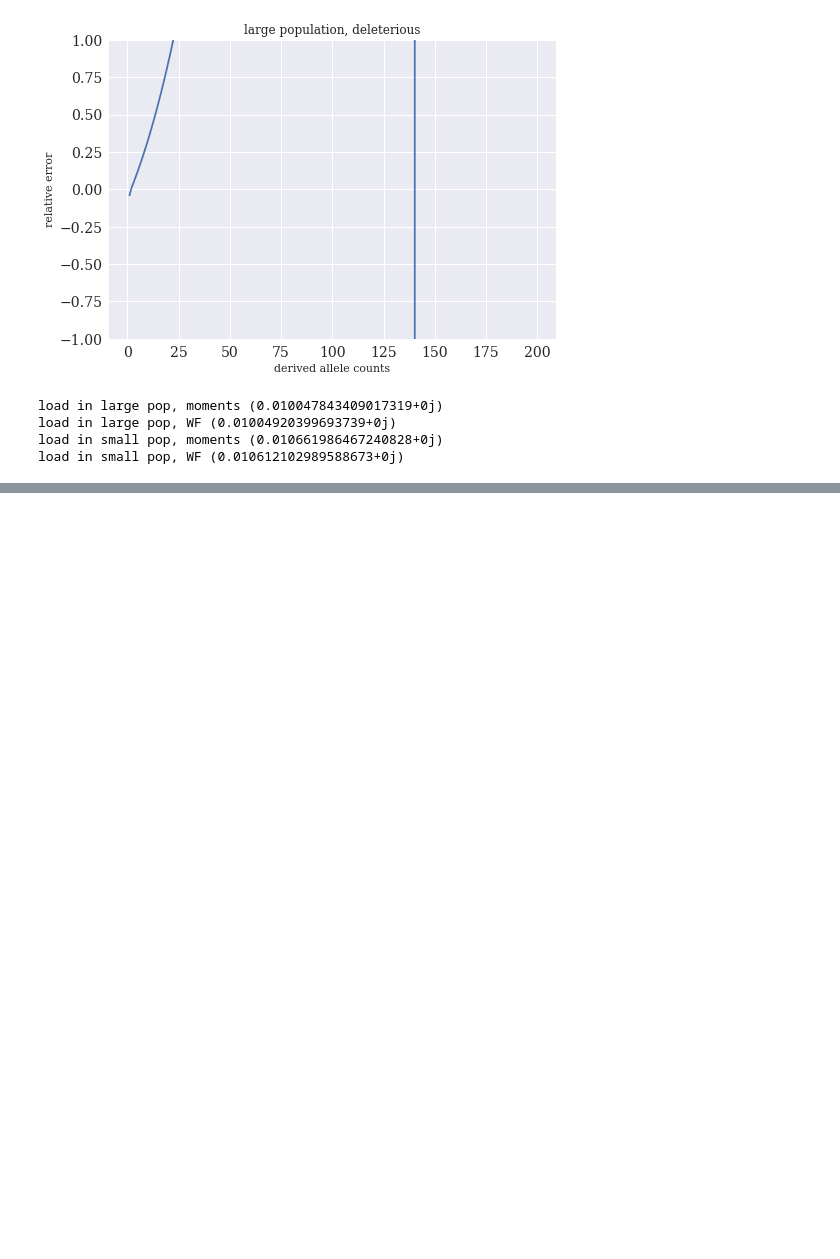
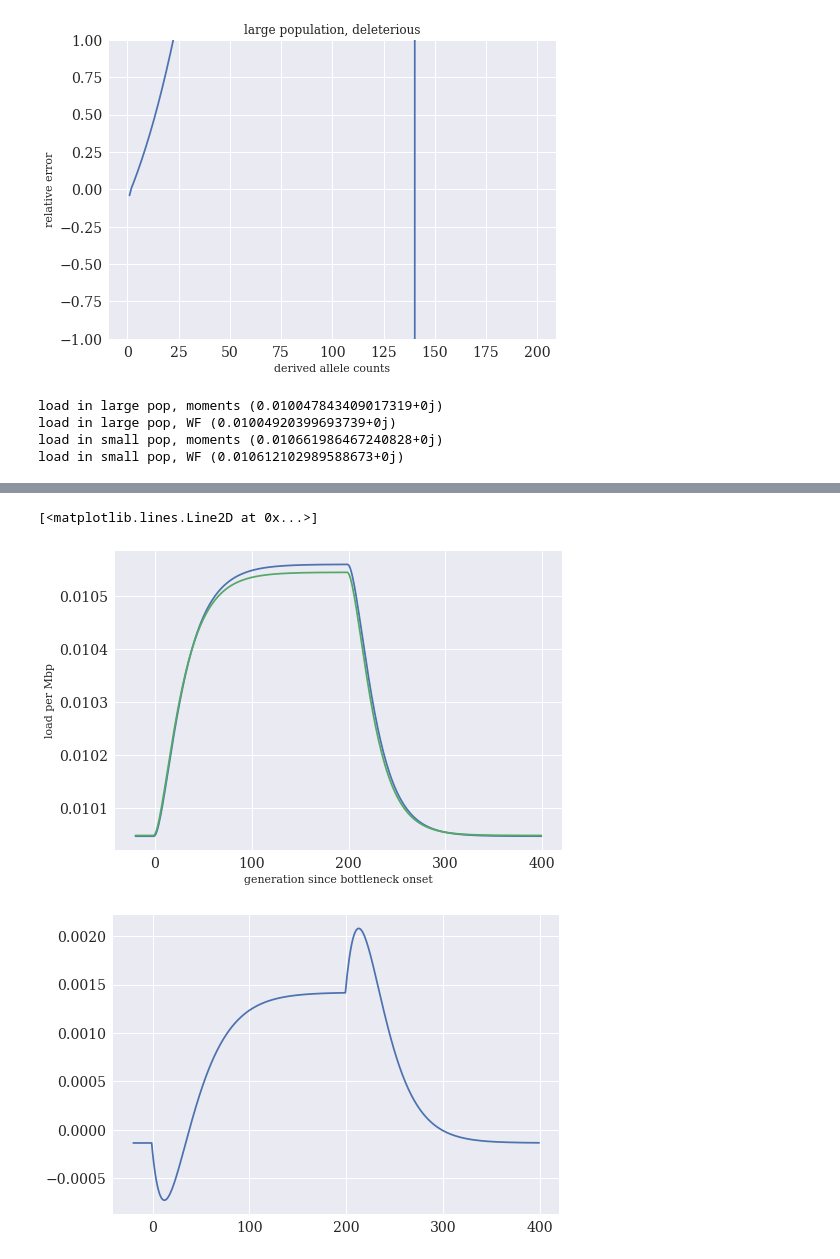
Before and after one commit to ivan-krukov/taming-strong-selection, a Jupyter notebook: src/explore_convergence.ipynb, the cells around one changed output, grey strips where cells are left out. Cells and saved outputs as stored; diff of their text form; code cells hidden in the pictures; blank space fills up the shorter version.

```diff
--- a/src/explore_convergence.ipynb
+++ b/src/explore_convergence.ipynb
@@ -805,0 +896,25 @@ load in small pop, WF (0.010612102989588673+0j)
+# %%
+def truncated_load(sfs):
+    return load_global_variables(sfs,start_bin=0)
+
+loads_moments = np.array(list(map(truncated_load, list_moments_sfs_bottle_rev)))
+loads_WF = np.array(list(map(truncated_load, list_WF_sfs_bottle_rev)))
+
+plt.plot(generations_since_bottleneck, loads_moments,
+         label = "moments")
+plt.plot(generations_since_bottleneck, loads_WF,
+         label = "Wright-Fisher")
+
+plt.ylabel("load per Mbp")
+plt.xlabel("generation since bottleneck onset")
+
+
+
+plt.figure()
+
+plt.plot(generations_since_bottleneck, (loads_moments - loads_WF) / loads_WF,
+         label = "Wright-Fisher")
+# %% [output]
+[<matplotlib.lines.Line2D at 0x...>]
+[figure, added]
+[figure, added]
```
Also changed, not shown: parts of 11 cells of this notebook.
